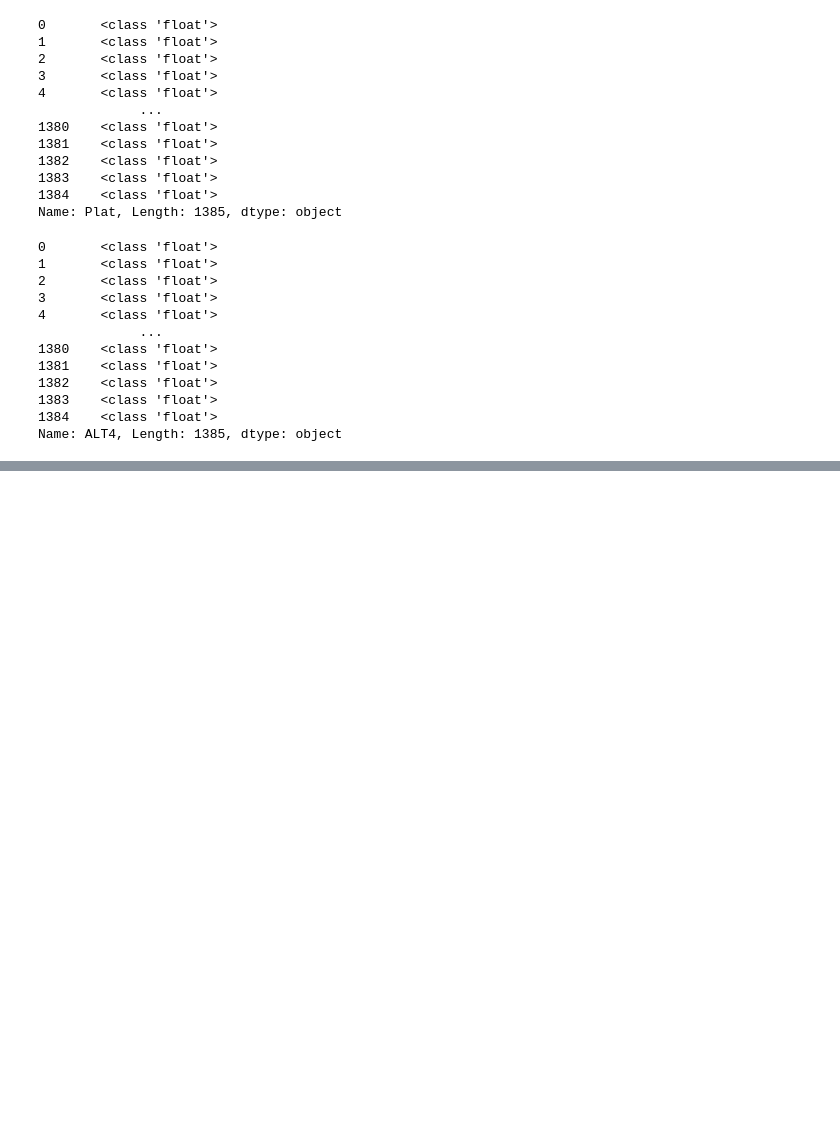
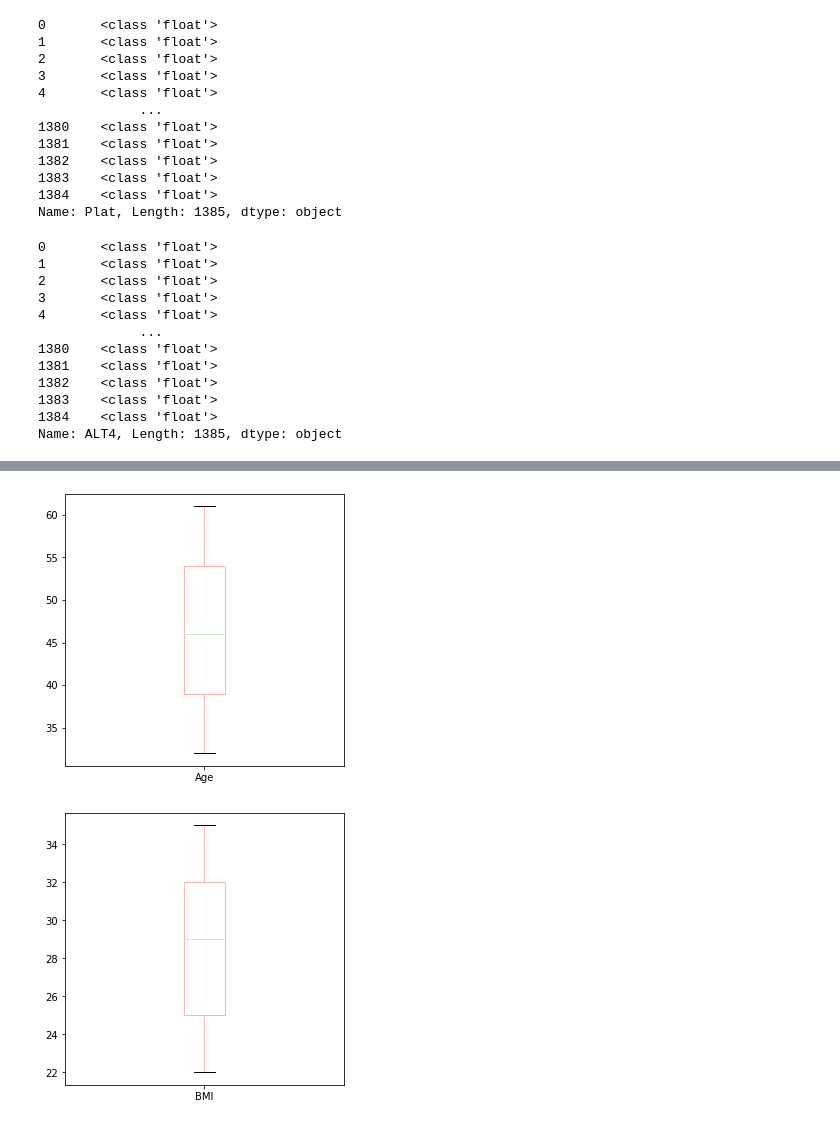
Before and after one commit to phganh/HCVpatientsDatasetVisualization-JupyterNotebook, a Jupyter notebook: projectReport1.ipynb, the cells around one changed output, grey strips where cells are left out. Saved outputs shown, nothing was run; the diff lists cells and outputs as text; code cells hidden in the pictures; blank space fills up the shorter version.

```diff
--- a/projectReport1.ipynb
+++ b/projectReport1.ipynb
@@ -231,0 +176,9 @@ plt.show()
+# %%
+#Boxplot for numeric values in the data set of both genders (Age, BMI)
+dataC['Age'].plot(kind='box', subplots=True, sharex=False, sharey=False, figsize=(5,5))
+plt.show()
+dataC['BMI'].plot(kind='box', subplots=True, sharex=False, sharey=False, figsize=(5,5))
+plt.show()
+# %% [output]
+[figure, added]
+[figure, added]
```
Also changed, not shown: parts of 35 cells of this notebook.
